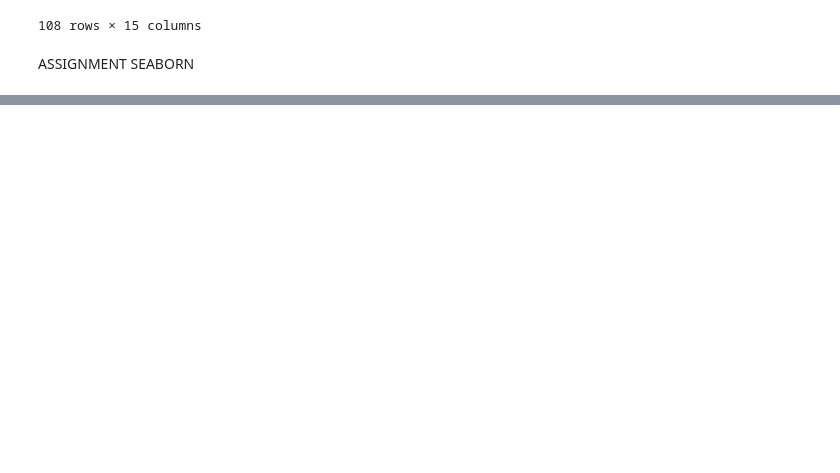
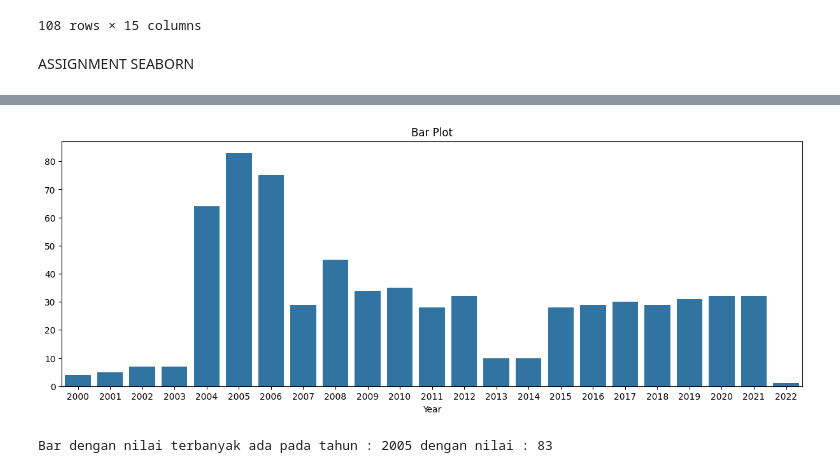
Before and after one commit to williamcolliins/Bootcamp_DataAnalyst, a Jupyter notebook: pertemuan13.ipynb, the cells around one changed output, grey strips where cells are left out. Cells and saved outputs as stored; diff of their text form; code cells hidden in the pictures; blank space fills up the shorter version.

```diff
--- a/pertemuan13.ipynb
+++ b/pertemuan13.ipynb
@@ -599,0 +601,5 @@ ASSIGNMENT SEABORN
+# %%
+import pandas as pd
+
+data = pd.read_csv("Cause-of-Death-Indonesia.csv")
+data
@@ -599,0 +620,3 @@ ASSIGNMENT SEABORN
+# %%
+group = data.groupby("Year")["Total Deaths"].count()
+group
@@ -599,0 +641,17 @@ ASSIGNMENT SEABORN
+# %%
+plt.figure(figsize=[15,5])
+sns.barplot(x = group.index, y = group.values)
+plt.title("Bar Plot")
+plt.show()
+# %% [output]
+[figure, added]
+# %%
+x = group.index
+y = group.values
+
+max_index = x[y.argmax()]
+max_value = y.max()
+
+print(f"Bar dengan nilai terbanyak ada pada tahun : {max_index} dengan nilai : {max_value}")
+# %% [output]
+Bar dengan nilai terbanyak ada pada tahun : 2005 dengan nilai : 83
```
Also changed, not shown: parts of 13 cells of this notebook, 1 other file.
